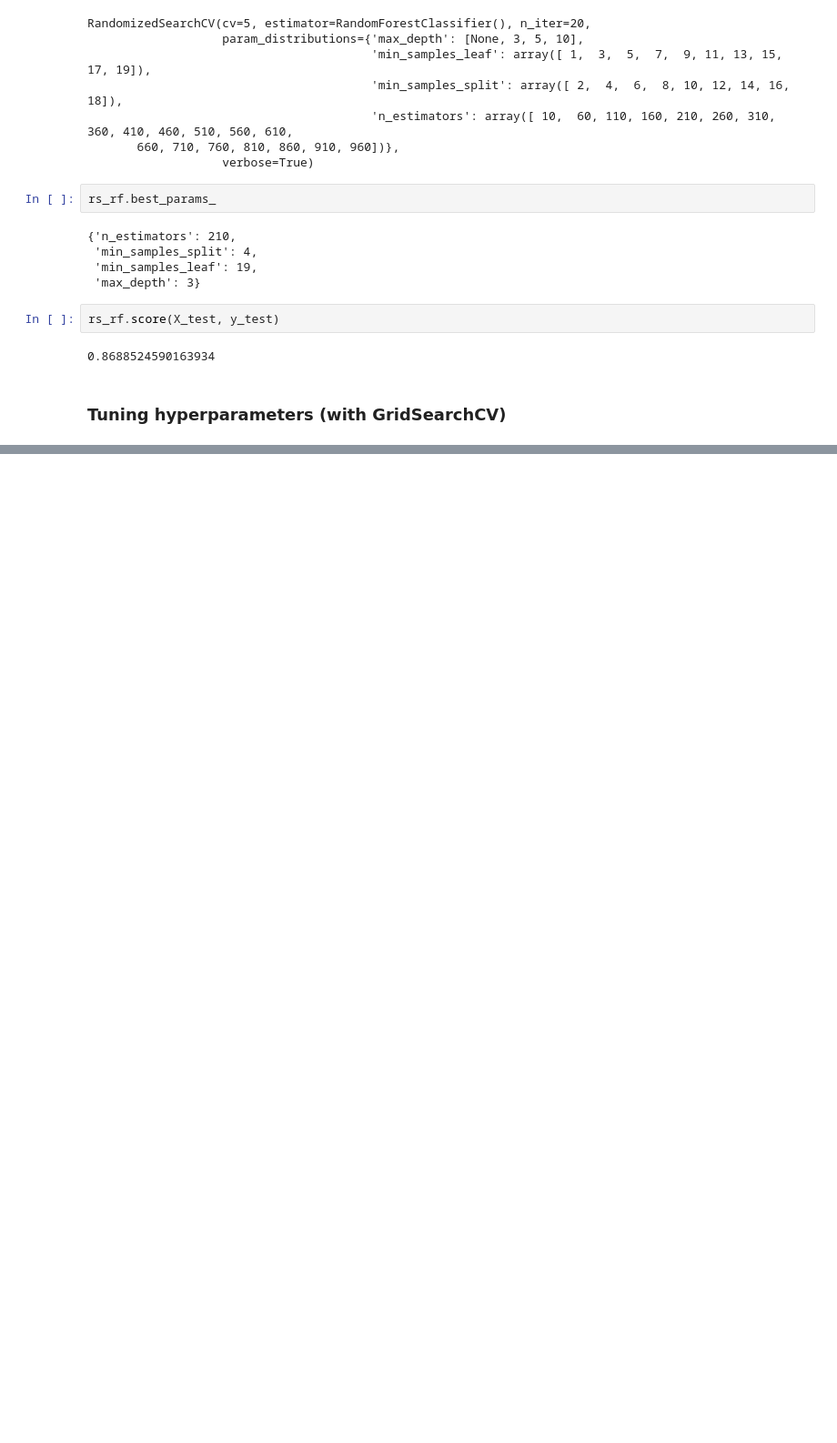
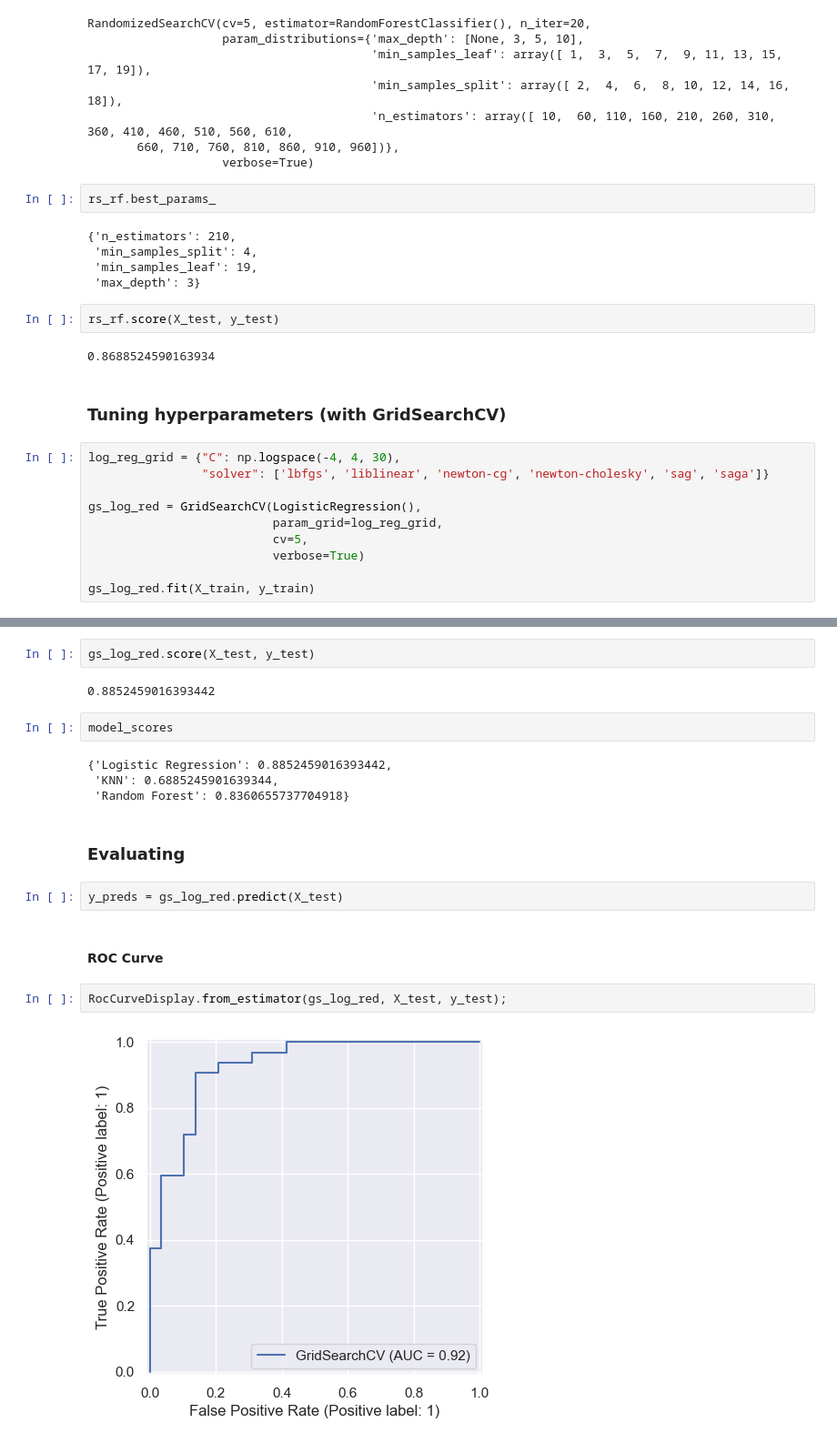
Before and after one commit to Mateus-Henr/Machine-Learning-And-Data-Science-Course, a Jupyter notebook: Section 11 - Supervised Learning - Classification/End_To_End_Heart_Disease_Classification.ipynb, the cells around one changed output, grey strips where cells are left out. Shown: that part at 91% size. Drawn from its saved outputs; the diff is of its cells as text; blank space fills up the shorter version.

```diff
--- a/Section 11 - Supervised Learning - Classification/End_To_End_Heart_Disease_Classification.ipynb
+++ b/Section 11 - Supervised Learning - Classification/End_To_End_Heart_Disease_Classification.ipynb
@@ -536,3 +536,13 @@ rs_rf.score(X_test, y_test)
 0.8688524590163934
 # %% [markdown]
 ### Tuning hyperparameters (with GridSearchCV)
+# %%
+log_reg_grid = {"C": np.logspace(-4, 4, 30),
+                "solver": ['lbfgs', 'liblinear', 'newton-cg', 'newton-cholesky', 'sag', 'saga']}
+
+gs_log_red = GridSearchCV(LogisticRegression(),
+                          param_grid=log_reg_grid,
+                          cv=5,
+                          verbose=True)
+
+gs_log_red.fit(X_train, y_train)
@@ -538,0 +584,20 @@ rs_rf.score(X_test, y_test)
+# %%
+gs_log_red.score(X_test, y_test)
+# %% [output]
+0.8852459016393442
+# %%
+model_scores
+# %% [output]
+{'Logistic Regression': 0.8852459016393442,
+ 'KNN': 0.6885245901639344,
+ 'Random Forest': 0.8360655737704918}
+# %% [markdown]
+### Evaluating
+# %%
+y_preds = gs_log_red.predict(X_test)
+# %% [markdown]
+#### ROC Curve
+# %%
+RocCurveDisplay.from_estimator(gs_log_red, X_test, y_test);
+# %% [output]
+[figure, added]
```
Also changed, not shown: parts of 18 cells of this notebook.
